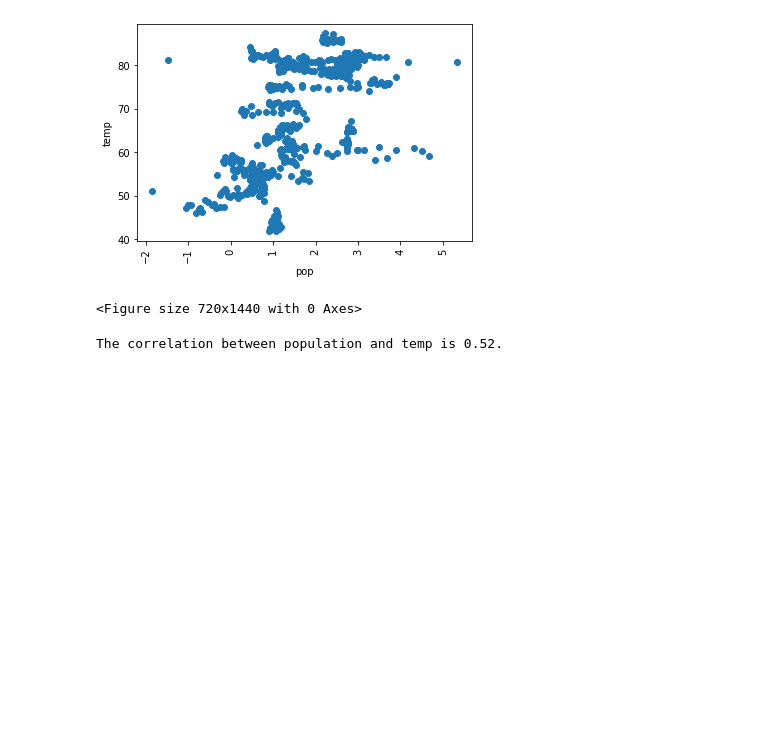
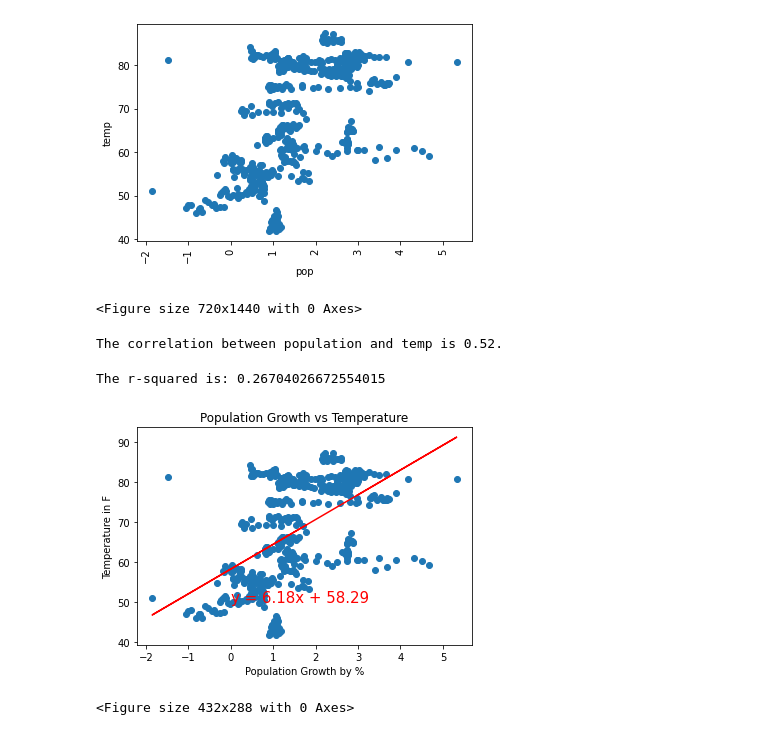
Before and after one commit to moriahtaylor1/climate-change-analysis, a Jupyter notebook: populationvstemp.ipynb, the cells around one changed output. Cells and saved outputs as stored; diff of their text form; code cells hidden in the pictures; blank space fills up the shorter version.

```diff
--- a/populationvstemp.ipynb
+++ b/populationvstemp.ipynb
@@ -129,3 +129,26 @@ correlation = st.pearsonr(x,y)
 print(f"""The correlation between population and temp is {round(correlation[0],2)}.""")
 # %% [output]
 The correlation between population and temp is 0.52.
+# %%
+(slope, intercept, rvalue, pvalue, stderr) = st.linregress(x, y)
+regress_values = x * slope + intercept
+line_eq = "y = " + str(round(slope,2)) + "x + " + str(round(intercept,2))
+
+# Plot linear regression on top of scatter plot
+plt.scatter(x,y)
+plt.plot(x,regress_values,"r-")
+
+# Annotate linear regression
+plt.annotate(line_eq,(0,50),fontsize=15,color="red")
+
+# Add labels and title to plot
+plt.xlabel("Population Growth by %")
+plt.ylabel("Temperature in F")
+plt.title('Population Growth vs Temperature')
+print(f"The r-squared is: {rvalue**2}")
+plt.show()
+plt.savefig("Images/populationgrowthvstemperature.png")
+# %% [output]
+The r-squared is: 0.26704026672554015
+[figure, added]
+<Figure size 432x288 with 0 Axes>
```
